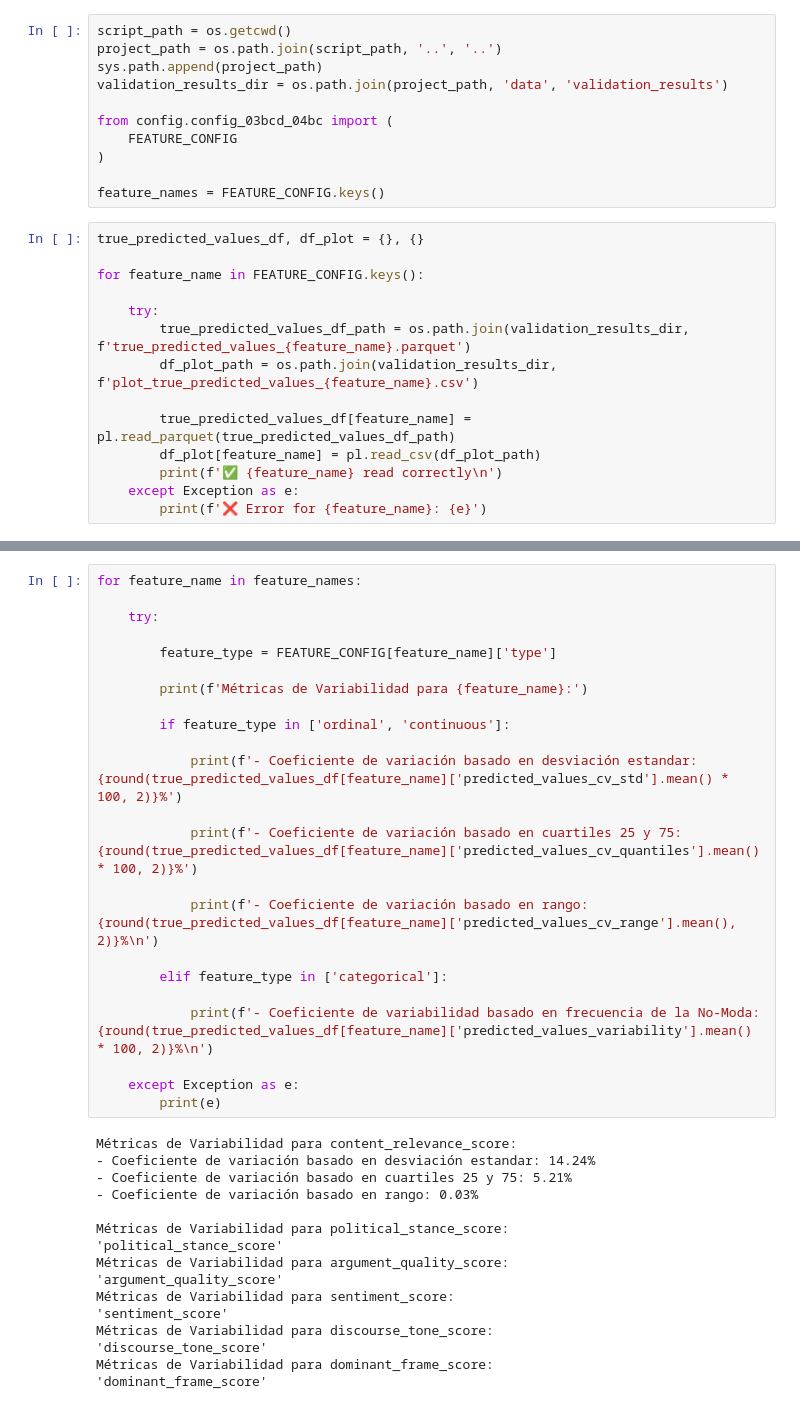
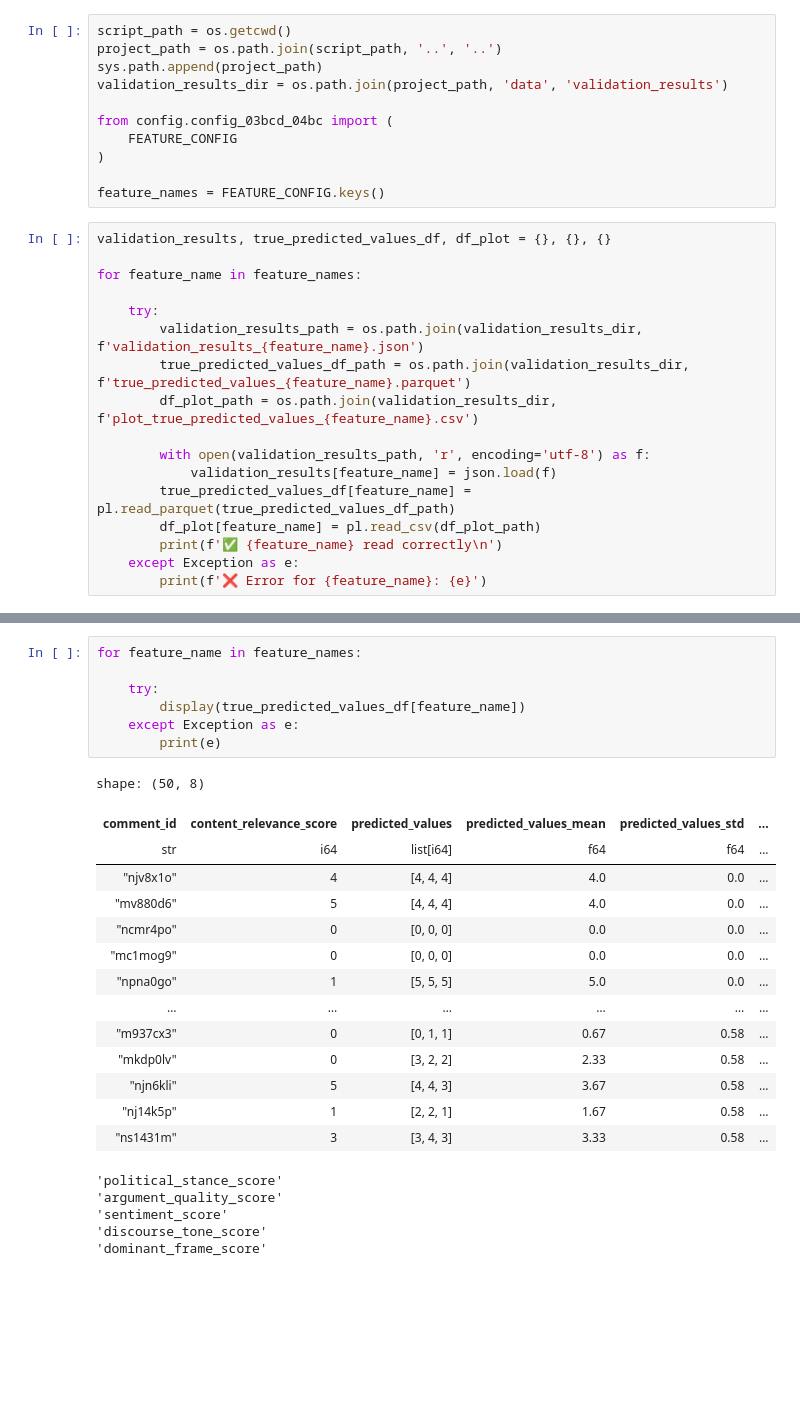
Before and after one commit to FabioScielzoOrtiz/gaza-reddit-polarization, a Jupyter notebook: src/notebooks/features_generation_validation_analysis.ipynb, the cells around one changed output, grey strips where cells are left out. Drawn from its saved outputs; the diff is of its cells as text; blank space fills up the shorter version.

```diff
--- a/src/notebooks/features_generation_validation_analysis.ipynb
+++ b/src/notebooks/features_generation_validation_analysis.ipynb
@@ -21,14 +23,17 @@ from config.config_03bcd_04bc import (
 
 feature_names = FEATURE_CONFIG.keys()
 # %%
-true_predicted_values_df, df_plot = {}, {}
+validation_results, true_predicted_values_df, df_plot = {}, {}, {}
 
-for feature_name in FEATURE_CONFIG.keys():
+for feature_name in feature_names:
 
     try:
+        validation_results_path = os.path.join(validation_results_dir, f'validation_results_{feature_name}.json')
         true_predicted_values_df_path = os.path.join(validation_results_dir, f'true_predicted_values_{feature_name}.parquet')
         df_plot_path = os.path.join(validation_results_dir, f'plot_true_predicted_values_{feature_name}.csv')
 
+        with open(validation_results_path, 'r', encoding='utf-8') as f:
+            validation_results[feature_name] = json.load(f)
         true_predicted_values_df[feature_name] = pl.read_parquet(true_predicted_values_df_path)
         df_plot[feature_name] = pl.read_csv(df_plot_path)
         print(f'✅ {feature_name} read correctly\n')
@@ -161,42 +50,30 @@ shape: (35, 6)
-# %%
-for feature_name in feature_names:
-
-    try:
-
-        feature_type = FEATURE_CONFIG[feature_name]['type']
-
-        print(f'Métricas de Variabilidad para {feature_name}:')
-
-        if feature_type in ['ordinal', 'continuous']:
-
-            print(f'- Coeficiente de variación basado en desviación estandar: {round(true_predicted_values_df[feature_name]['predicted_values_cv_std'].mean() * 100, 2)}%')
-
-            print(f'- Coeficiente de variación basado en cuartiles 25 y 75: {round(true_predicted_values_df[feature_name]['predicted_values_cv_quantiles'].mean() * 100, 2)}%')
-
-            print(f'- Coeficiente de variación basado en rango: {round(true_predicted_values_df[feature_name]['predicted_values_cv_range'].mean(), 2)}%\n')
-
-        elif feature_type in ['categorical']:
-
-            print(f'- Coeficiente de variabilidad basado en frecuencia de la No-Moda: {round(true_predicted_values_df[feature_name]['predicted_values_variability'].mean() * 100, 2)}%\n')
-
-    except Exception as e:
-        print(e)
-# %% [output]
-Métricas de Variabilidad para content_relevance_score:
-- Coeficiente de variación basado en desviación estandar: 14.24%
-- Coeficiente de variación basado en cuartiles 25 y 75: 5.21%
-- Coeficiente de variación basado en rango: 0.03%
-
-Métricas de Variabilidad para political_stance_score:
-'political_stance_score'
-Métricas de Variabilidad para argument_quality_score:
-'argument_quality_score'
-Métricas de Variabilidad para sentiment_score:
-'sentiment_score'
-Métricas de Variabilidad para discourse_tone_score:
-'discourse_tone_score'
-Métricas de Variabilidad para dominant_frame_score:
-'dominant_frame_score'
+# %%
+for feature_name in feature_names:
+
+    try:
+        display(true_predicted_values_df[feature_name])
+    except Exception as e:
+        print(e)
+# %% [output]
+shape: (50, 8)
+| comment_id | content_relevance_score | predicted_values | predicted_values_mean | predicted_values_std | ... |
+| str | i64 | list[i64] | f64 | f64 | ... |
+| "njv8x1o" | 4 | [4, 4, 4] | 4.0 | 0.0 | ... |
+| "mv880d6" | 5 | [4, 4, 4] | 4.0 | 0.0 | ... |
+| "ncmr4po" | 0 | [0, 0, 0] | 0.0 | 0.0 | ... |
+| "mc1mog9" | 0 | [0, 0, 0] | 0.0 | 0.0 | ... |
+| "npna0go" | 1 | [5, 5, 5] | 5.0 | 0.0 | ... |
+| … | … | … | … | … | ... |
+| "m937cx3" | 0 | [0, 1, 1] | 0.67 | 0.58 | ... |
+| "mkdp0lv" | 0 | [3, 2, 2] | 2.33 | 0.58 | ... |
+| "njn6kli" | 5 | [4, 4, 3] | 3.67 | 0.58 | ... |
+| "nj14k5p" | 1 | [2, 2, 1] | 1.67 | 0.58 | ... |
+| "ns1431m" | 3 | [3, 4, 3] | 3.33 | 0.58 | ... |
+'political_stance_score'
+'argument_quality_score'
+'sentiment_score'
+'discourse_tone_score'
+'dominant_frame_score'
 # %%
 for feature_name in feature_names:
 
```
Also changed, not shown: parts of 15 cells of this notebook, 10 other files.
